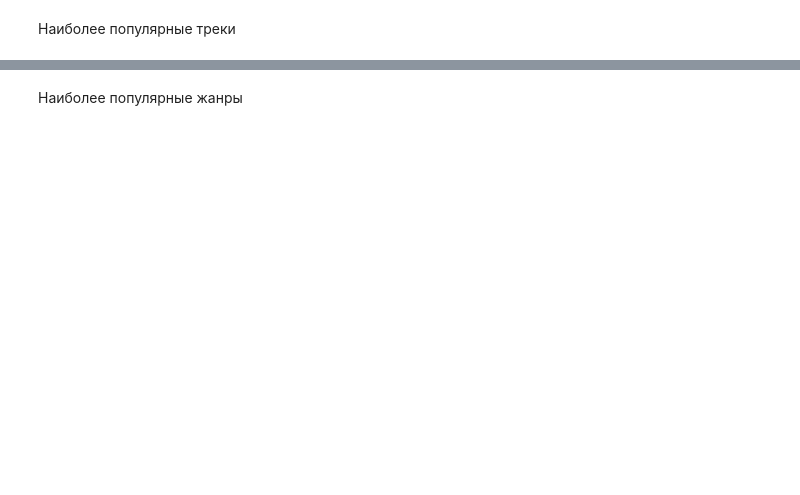
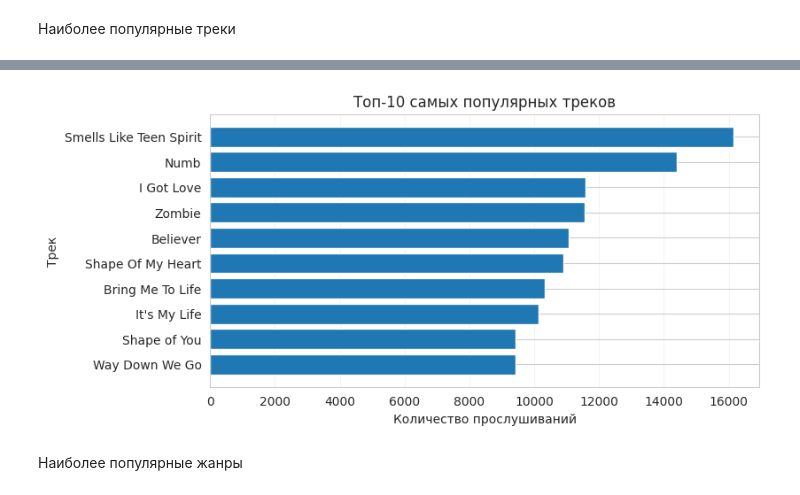
Before and after one commit to useful-pers/mle-project-sprint-4-v001, a Jupyter notebook: recommendations.ipynb, the cells around one changed output, grey strips where cells are left out. Cells and saved outputs as stored; diff of their text form; code cells hidden in the pictures; blank space fills up the shorter version.

```diff
--- a/recommendations.ipynb
+++ b/recommendations.ipynb
@@ -274,2 +322,12 @@ catalog = pd.concat(
 # %% [markdown]
 Наиболее популярные треки
+# %%
+track_popularity = (
+    interactions
+    .groupby("track_id")
+    .size()
+    .reset_index(name="listens")
+    .sort_values("listens", ascending=False)
+)
+
+track_popularity.head(10)
@@ -276,2 +346,32 @@ catalog = pd.concat(
+# %%
+# получим также и названия для интереса
+
+track_names = catalog[catalog["type"] == "track"][["id", "name"]] \
+    .rename(columns={"id": "track_id", "name": "track_name"})
+# %%
+top_n = 10
+
+top_tracks_named = (
+    track_popularity
+    .head(top_n)
+    .merge(track_names, on="track_id", how="left")
+)
+
+top_tracks_named
+
+
+plt.figure(figsize=(8, 4))
+plt.barh(
+    top_tracks_named["track_name"].fillna(top_tracks_named["track_id"].astype(str)),
+    top_tracks_named["listens"]
+)
+plt.gca().invert_yaxis()
+plt.title(f"Топ-{top_n} самых популярных треков")
+plt.xlabel("Количество прослушиваний")
+plt.ylabel("Трек")
+plt.grid(axis="x", alpha=0.2)
+plt.show()
+# %% [output]
+[figure, added]
 # %% [markdown]
 Наиболее популярные жанры
```
Also changed, not shown: parts of 16 cells of this notebook.
